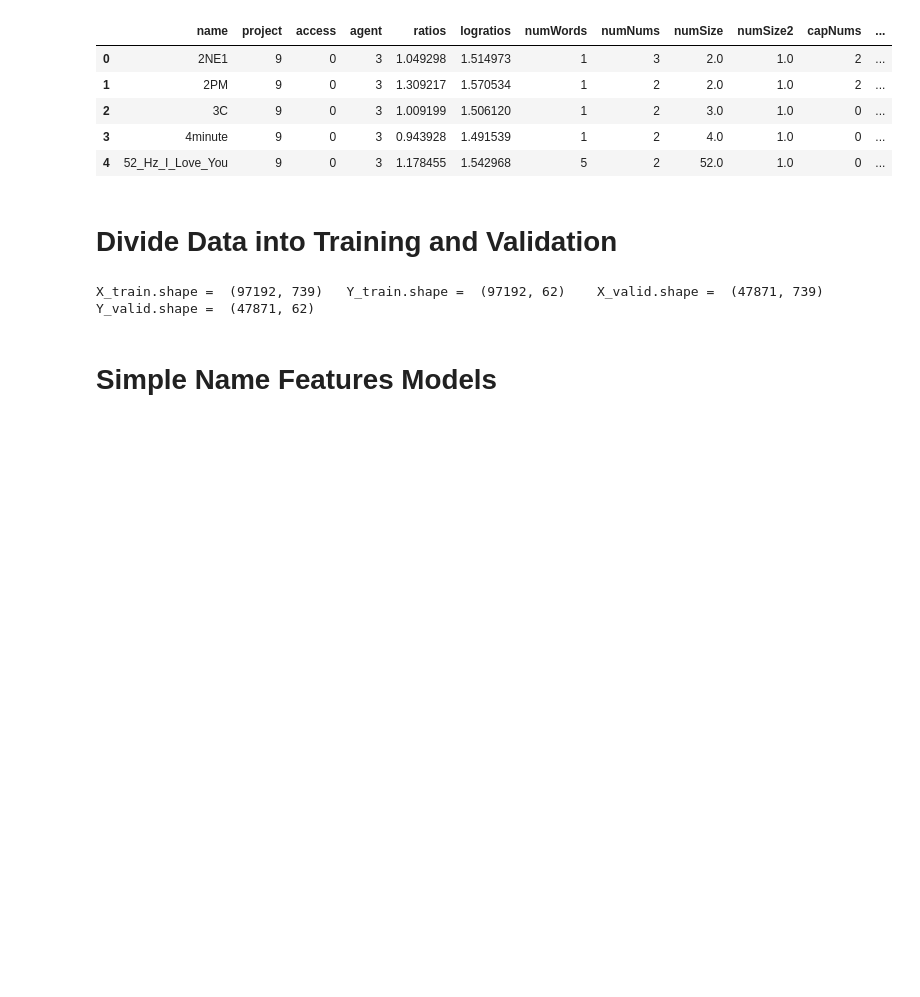
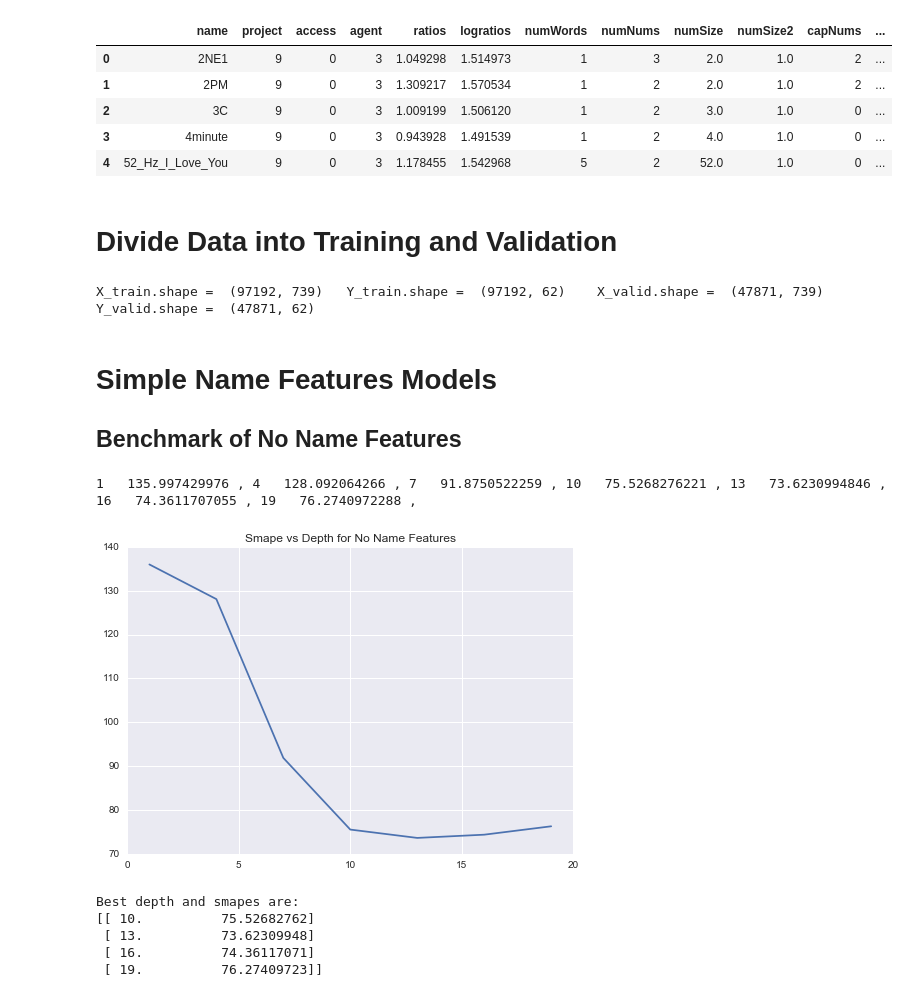
Before and after one commit to MatthewMcGonagle/KaggleWikiTraffic, a Jupyter notebook: FinalReport.ipynb, the cells around one changed output. Cells and saved outputs as stored; diff of their text form; code cells hidden in the pictures; blank space fills up the shorter version.

Commit message:
Added some simple models.

```diff
--- a/FinalReport.ipynb
+++ b/FinalReport.ipynb
@@ -466,3 +466,39 @@ print('X_train.shape = ', X_train.shape, '\tY_train.shape = ', Y_train.shape,
 X_train.shape =  (97192, 739)   Y_train.shape =  (97192, 62)    X_valid.shape =  (47871, 739)   Y_valid.shape =  (47871, 62)
 # %% [markdown]
 # Simple Name Features Models
+
+## Benchmark of No Name Features
+# %%
+# Simply use the time series mean. This is a benchmark for no name features.
+
+timeTransformer = Pipeline([ ('dropNames', FunctionTransformer(lambda X : X[:, nName:])),
+                             ('mean', FunctionTransformer(lambda X : X.mean(axis = 1, keepdims = True))) ])
+
+model = Pipeline([ ('data', timeTransformer),
+                   ('tree', DecisionTreeRegressor(max_depth = 10)) ])
+
+search = np.arange(1, 20, 3)
+
+smapes = np.empty(0)
+for depth in search:
+    model.set_params(tree__max_depth = depth)
+    model.fit(X_train, Y_train)
+    Y_predict = model.predict(X_valid)
+    newsmape = smape(epsilon + Y_predict, Y_valid)
+    smapes = np.append(smapes, newsmape)
+    print(depth, ' ', newsmape, ', ', end = '')
+
+plt.plot(search, smapes)
+plt.title('Smape vs Depth for No Name Features')
+plt.show()
+
+print('Best depth and smapes are:')
+print(np.vstack((search, smapes)).T [smapes < 80])
+# %% [output]
+1   135.997429976 , 4   128.092064266 , 7   91.8750522259 , 10   75.5268276221 , 13   73.6230994846 , 16   74.3611707055 , 19   76.2740972288 ,
+[figure, added]
+Best depth and smapes are:
+[[ 10.          75.52682762]
+ [ 13.          73.62309948]
+ [ 16.          74.36117071]
+ [ 19.          76.27409723]]
```
Also changed, not shown: parts of 7 cells of this notebook.
